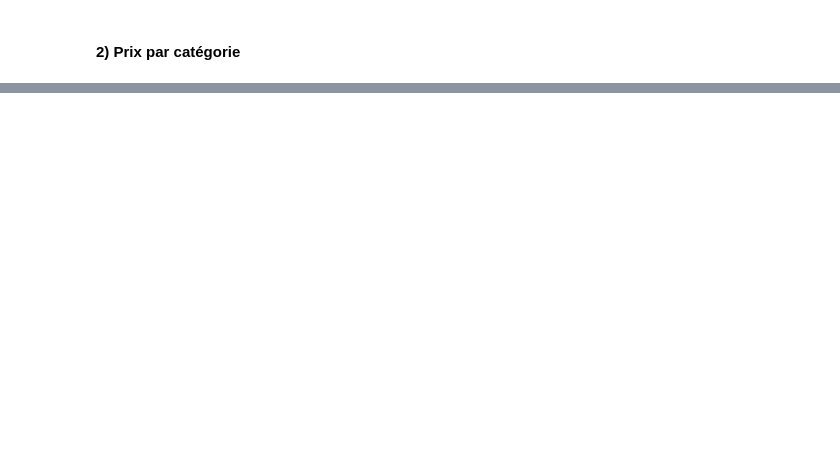
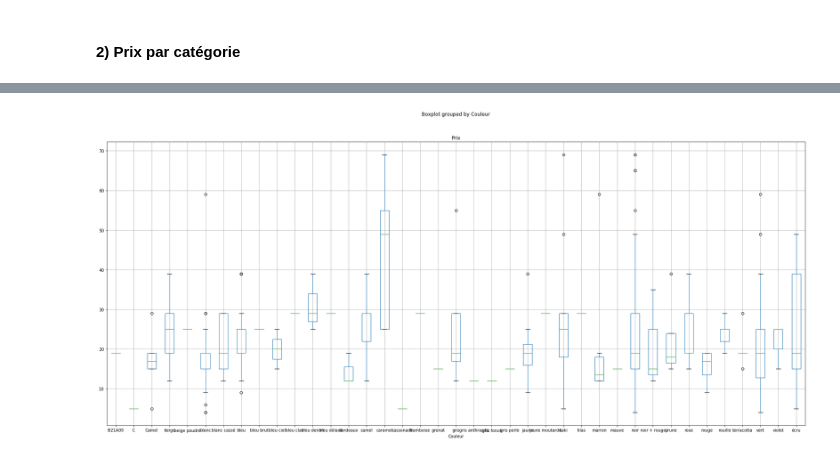
Before and after one commit to Alexia123/Web_Scraping, a Jupyter notebook: rendu.ipynb, the cells around one changed output, grey strips where cells are left out. Drawn from its saved outputs; the diff is of its cells as text; code cells hidden in the pictures; blank space fills up the shorter version.

```diff
--- a/rendu.ipynb
+++ b/rendu.ipynb
@@ -276,0 +270,4 @@ Amélioration du code : Remplacer les boucles for par des fonctions des datafram
+# %%
+boxplot = df.boxplot(column=['Prix'], by = 'Couleur', figsize=(30, 13))
+# %% [output]
+[figure, added]
```
Also changed, not shown: parts of 36 cells of this notebook.
